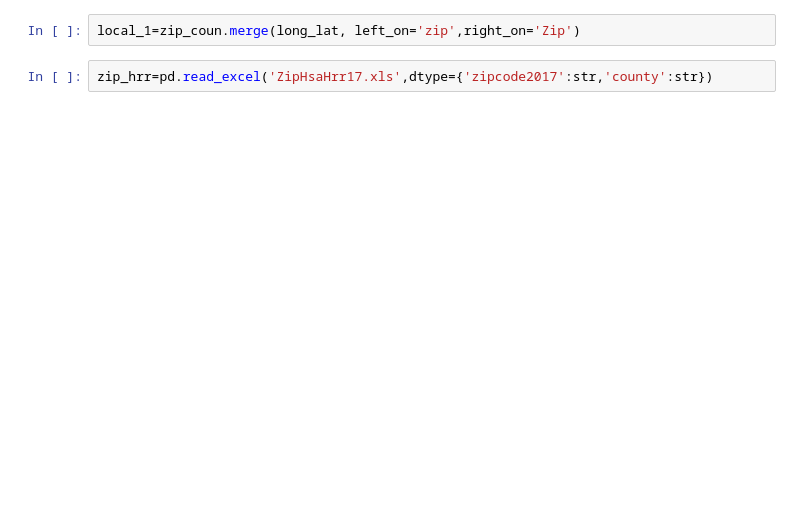
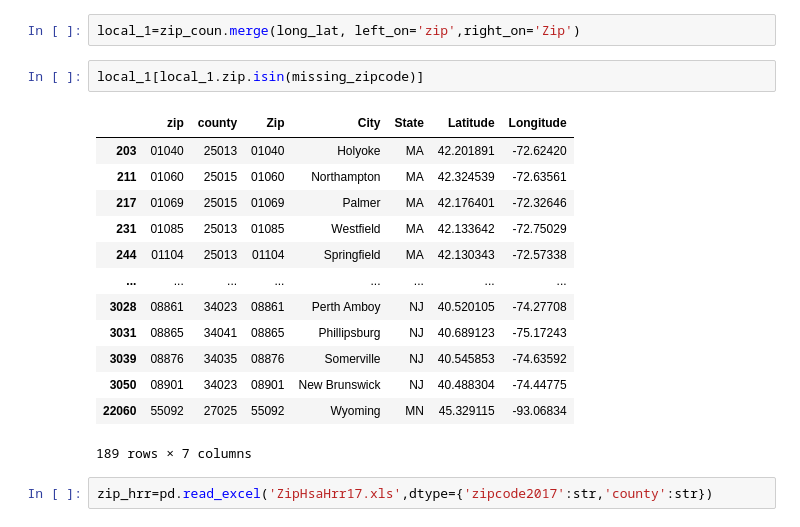
Before and after one commit to Camille2T/healthcare_costs_simulator, a Jupyter notebook: raw_inputs/Data wrangling.ipynb, the cells around one changed output. Cells and saved outputs as stored; diff of their text form; blank space fills up the shorter version.

```diff
--- a/raw_inputs/Data wrangling.ipynb
+++ b/raw_inputs/Data wrangling.ipynb
@@ -154,4 +213,20 @@ long_lat=pd.read_csv('us-zip-code-latitude-and-longitude.csv',sep=';', dtype={'Z
 # %%
 local_1=zip_coun.merge(long_lat, left_on='zip',right_on='Zip')
+# %%
+local_1[local_1.zip.isin(missing_zipcode)]
+# %% [output]
+|  | zip | county | Zip | City | State | Latitude | Longitude |
+| 203 | 01040 | 25013 | 01040 | Holyoke | MA | 42.201891 | -72.62420 |
+| 211 | 01060 | 25015 | 01060 | Northampton | MA | 42.324539 | -72.63561 |
+| 217 | 01069 | 25015 | 01069 | Palmer | MA | 42.176401 | -72.32646 |
+| 231 | 01085 | 25013 | 01085 | Westfield | MA | 42.133642 | -72.75029 |
+| 244 | 01104 | 25013 | 01104 | Springfield | MA | 42.130343 | -72.57338 |
+| ... | ... | ... | ... | ... | ... | ... | ... |
+| 3028 | 08861 | 34023 | 08861 | Perth Amboy | NJ | 40.520105 | -74.27708 |
+| 3031 | 08865 | 34041 | 08865 | Phillipsburg | NJ | 40.689123 | -75.17243 |
+| 3039 | 08876 | 34035 | 08876 | Somerville | NJ | 40.545853 | -74.63592 |
+| 3050 | 08901 | 34023 | 08901 | New Brunswick | NJ | 40.488304 | -74.44775 |
+| 22060 | 55092 | 27025 | 55092 | Wyoming | MN | 45.329115 | -93.06834 |
+189 rows × 7 columns
 # %%
 zip_hrr=pd.read_excel('ZipHsaHrr17.xls',dtype={'zipcode2017':str,'county':str})
```
Also changed, not shown: parts of 51 cells of this notebook.
